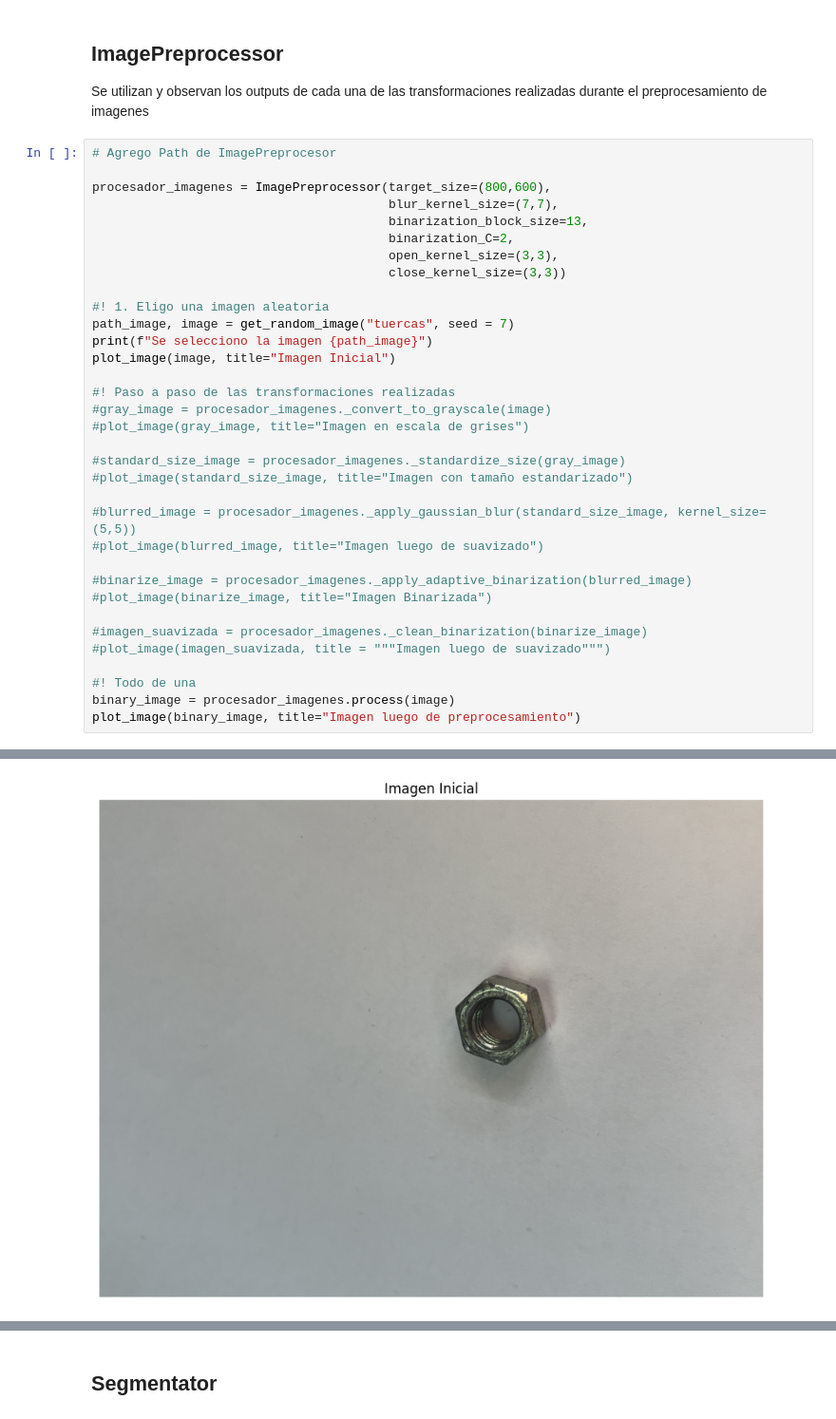
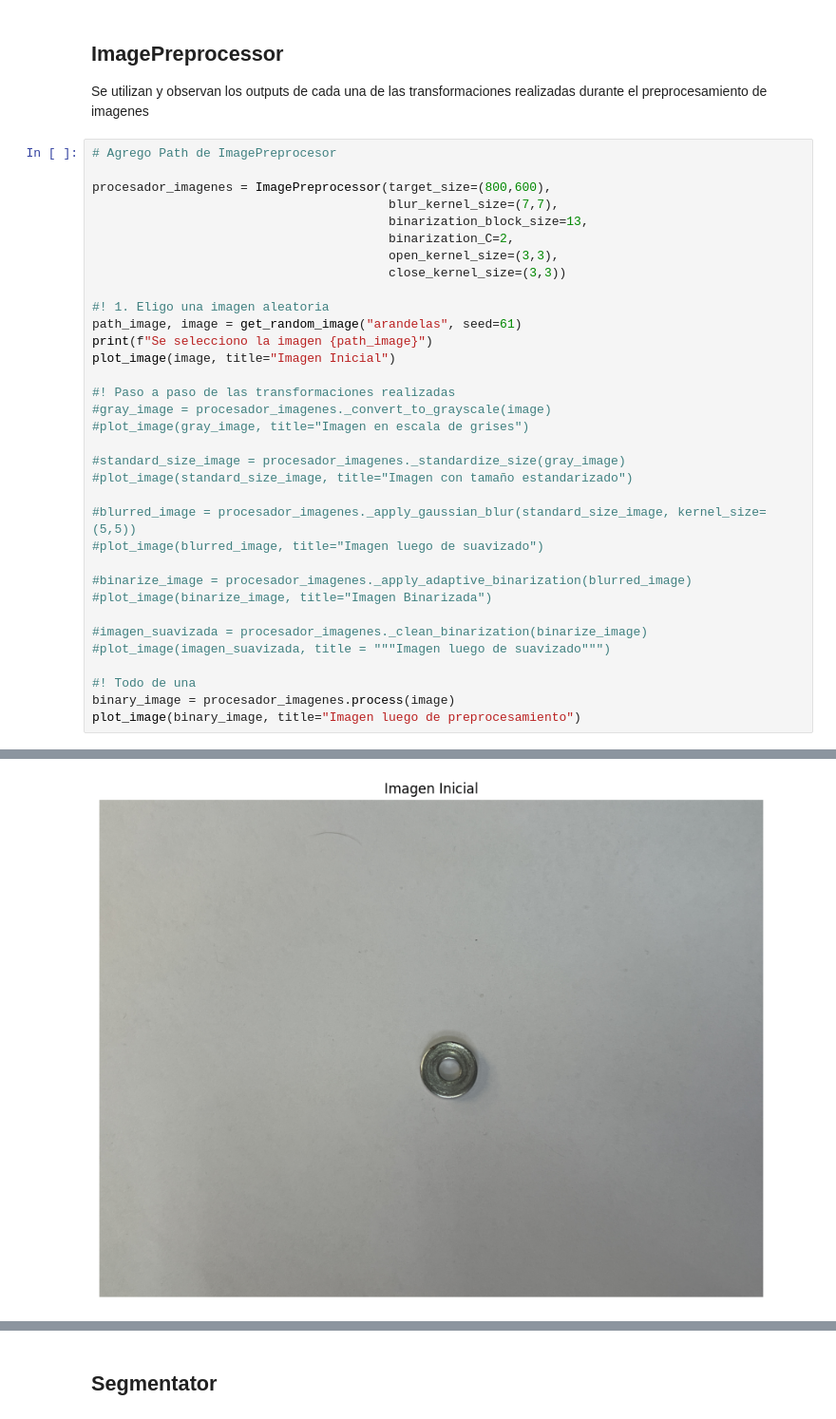
Before and after one commit to germanricco/trabajo-final-IA1, a Jupyter notebook: Pruebas.ipynb, the cells around one changed output, grey strips where cells are left out. Shown at 95% size. Cells and saved outputs as stored; diff of their text form.

```diff
--- a/Pruebas.ipynb
+++ b/Pruebas.ipynb
@@ -160,7 +160,7 @@ procesador_imagenes = ImagePreprocessor(target_size=(800,600),
                                         close_kernel_size=(3,3))
 
 #! 1. Eligo una imagen aleatoria
-path_image, image = get_random_image("tuercas", seed = 7)
+path_image, image = get_random_image("arandelas", seed=61)
 print(f"Se selecciono la imagen {path_image}")
 plot_image(image, title="Imagen Inicial")
 
@@ -188 +188 @@ Se selecciono la imagen data/raw/images/all/tuercas/IMG_2869.JPG
-[figure, old version]
+[figure, new version]
```
Also changed, not shown: parts of 5 cells of this notebook, 2 other files.
